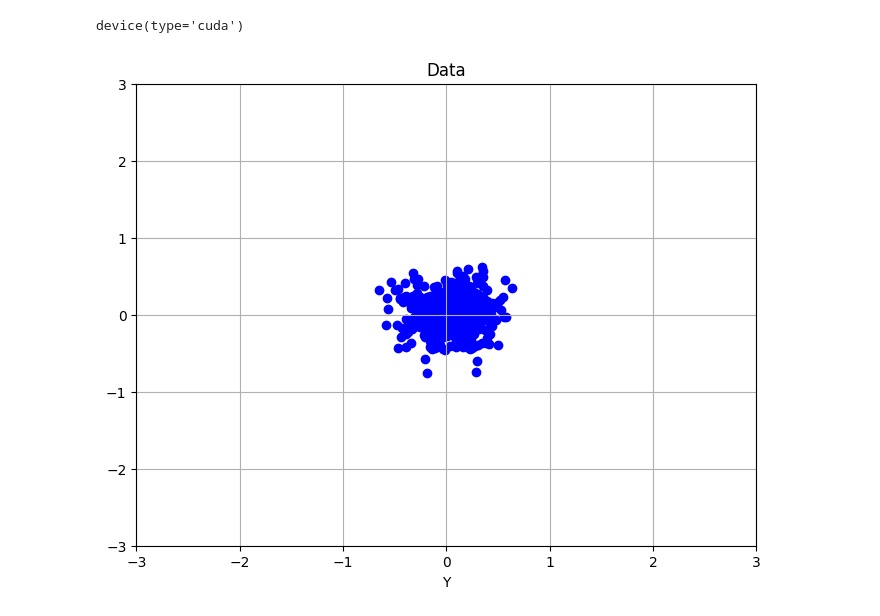
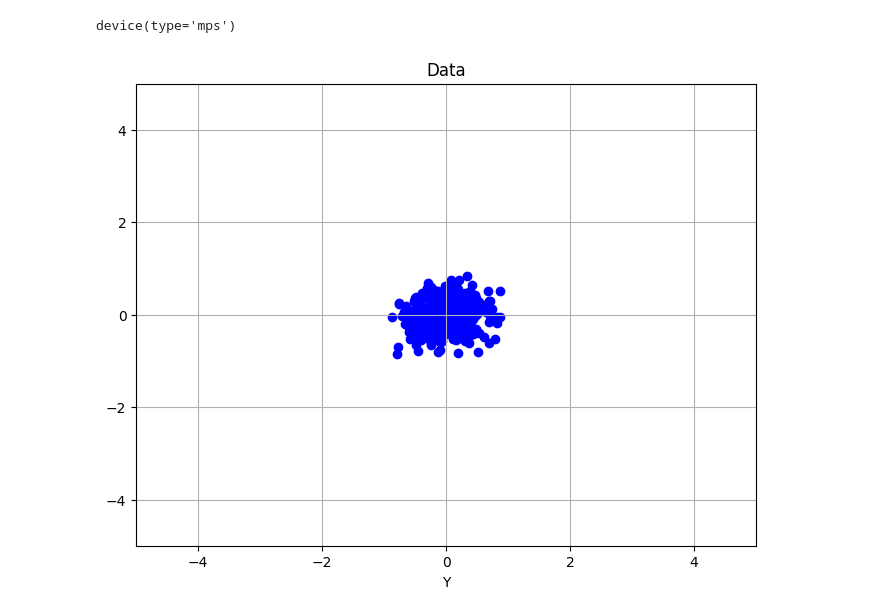
Before and after one commit to gudtjd82/aAIs_Internhip, a Jupyter notebook: diffusive_flow/diffusive_flow3.ipynb, the cells around one changed output. Cells and saved outputs as stored; diff of their text form; code cells hidden in the pictures.

```diff
--- a/diffusive_flow/diffusive_flow3.ipynb
+++ b/diffusive_flow/diffusive_flow3.ipynb
@@ -20,11 +20,11 @@ from torchvision.utils import save_image, make_grid
 
 from scipy.spatial import cKDTree
 # %%
-device = torch.device('cuda' if torch.cuda.is_available else 'cpu')
-# device = torch.device('mps' if torch.backends.mps.is_available() else 'cpu')
+# device = torch.device('cuda' if torch.cuda.is_available else 'cpu')
+device = torch.device('mps' if torch.backends.mps.is_available() else 'cpu')
 device
 # %% [output]
-device(type='cuda')
+device(type='mps')
 # %%
 class diffusive_flow(nn.Module):
     def __init__(self):
@@ -96,8 +101,9 @@ def make_grid(lim, n, device=device):
 
 grid_points = make_grid(5, 20)
 # %%
-def draw_data(data, lim, title_str='Data', color='blue'):
-    data = data.cpu()
+def draw_data(data, lim=5, title_str='Data', color='blue'):
+    if isinstance(data, torch.Tensor):
+        data = data.cpu()
 
     plt.figure(figsize=(8, 6))
     plt.scatter(data[:,0], data[:,1], label='data', c=color, alpha=1)
@@ -161,14 +172,15 @@ def make_training_data(grid_points, data, alpha_bars, t_range=200, max_distance=
 # %%
 def make_sample_data_2d(mean, cov, datanum=200):
     data = np.random.multivariate_normal(mean, cov, datanum)
+    data = np.array(data, dtype=np.float32)
     return data
 
 datanum = 500
 mean = np.array([0,0])
-cov = np.array([[.0,.05], [.05,.0]])
+cov = np.array([[.1,.01], [.01,.1]])
 data = torch.tensor(make_sample_data_2d(mean, cov, datanum))
 
-lim = 3
+lim = 5
 draw_data(data, lim)
 # %% [output]
-[figure, old version]
+[figure, new version]
```
Also changed, not shown: parts of 6 cells of this notebook, 3 other files.
